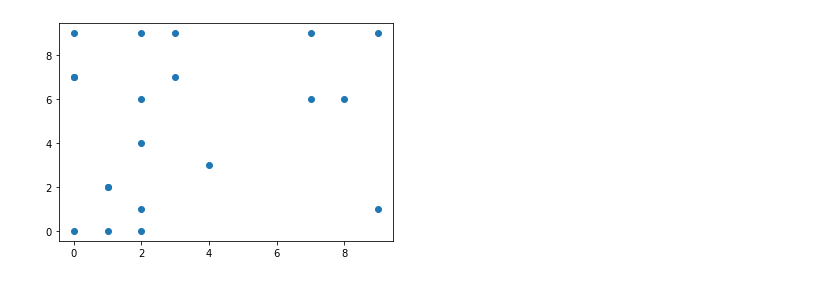
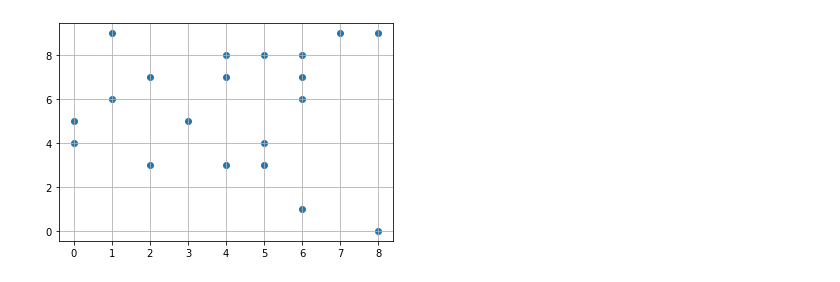
Before and after one commit to Dhruval360/K-Means-Clustering, a Jupyter notebook: KMeansClustering.ipynb, the cells around one changed output. Saved outputs shown, nothing was run; the diff lists cells and outputs as text; code cells hidden in the pictures.

```diff
--- a/KMeansClustering.ipynb
+++ b/KMeansClustering.ipynb
@@ -134,6 +143,8 @@ Load on the hotels: [169, 164, 167]
 # %%
 X = np.random.randint(0, 10, (20,2))
+axes = plt.axes()
+axes.grid()
 plt.scatter(X[:,0], X[:,1])
 plt.show()
 # %% [output]
-[figure, old version]
+[figure, new version]
```
Also changed, not shown: parts of 10 cells of this notebook, 1 other file.
